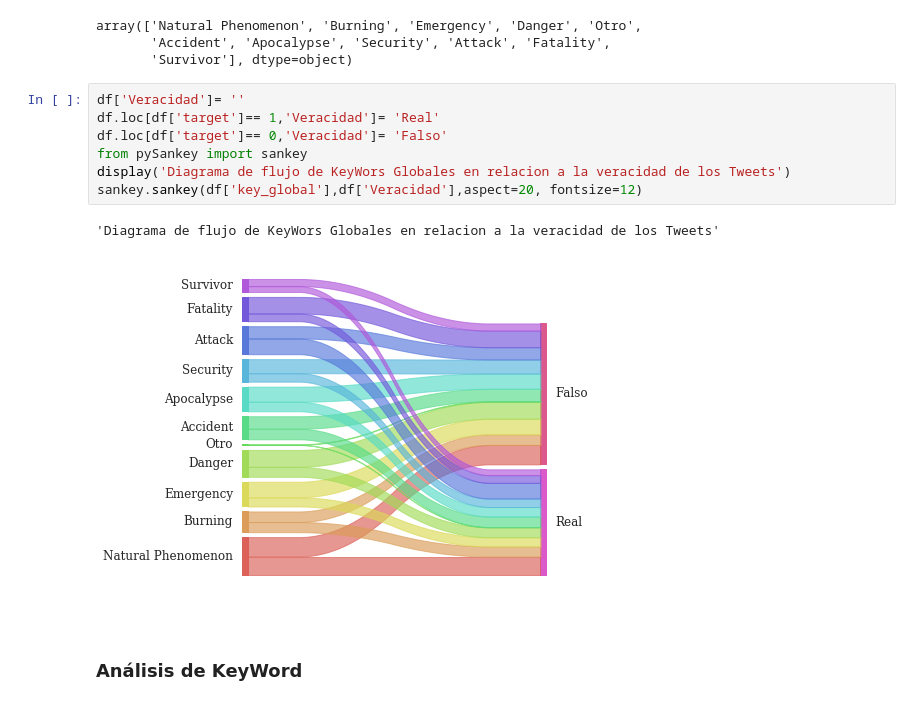
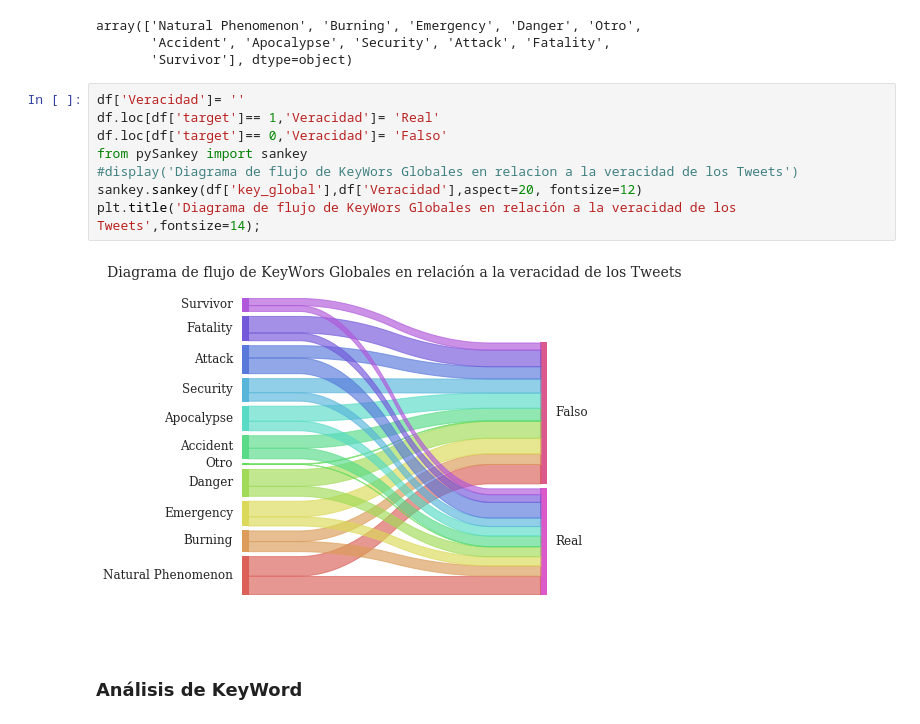
Before and after one commit to miguelAfonzalida/75.06-TP1-Grupo1, a Jupyter notebook: TP1_MF.ipynb, the cells around one changed output. Drawn from its saved outputs; the diff is of its cells as text.

```diff
--- a/TP1_MF.ipynb
+++ b/TP1_MF.ipynb
@@ -195,13 +205,13 @@ array(['Natural Phenomenon', 'Burning', 'Emergency', 'Danger', 'Otro',
 # %%
 df['Veracidad']= ''
 df.loc[df['target']== 1,'Veracidad']= 'Real'
 df.loc[df['target']== 0,'Veracidad']= 'Falso'
 from pySankey import sankey
-display('Diagrama de flujo de KeyWors Globales en relacion a la veracidad de los Tweets')
+#display('Diagrama de flujo de KeyWors Globales en relacion a la veracidad de los Tweets')
 sankey.sankey(df['key_global'],df['Veracidad'],aspect=20, fontsize=12)
+plt.title('Diagrama de flujo de KeyWors Globales en relación a la veracidad de los Tweets',fontsize=14);
 # %% [output]
-'Diagrama de flujo de KeyWors Globales en relacion a la veracidad de los Tweets'
-[figure, old version]
+[figure, new version]
 # %% [markdown]
 ### Análisis de KeyWord
 # %% [markdown]
```
Also changed, not shown: parts of 37 cells of this notebook.
